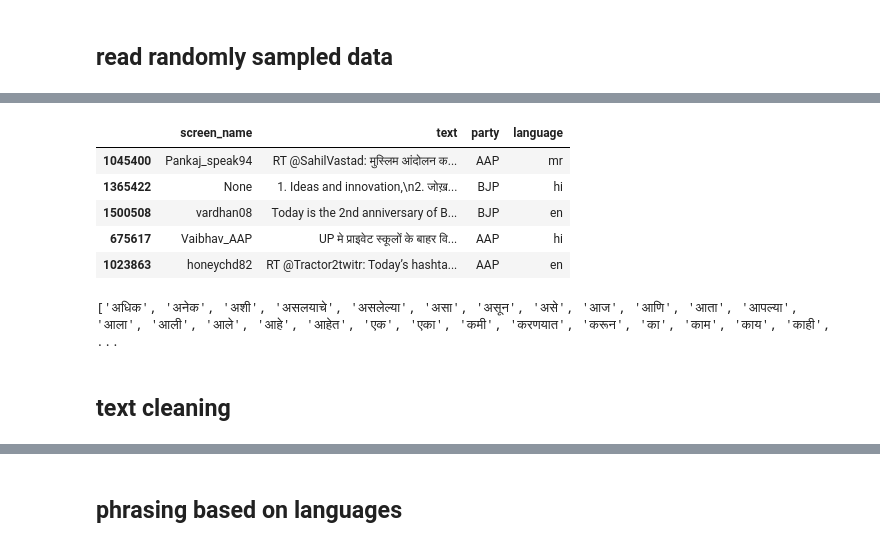
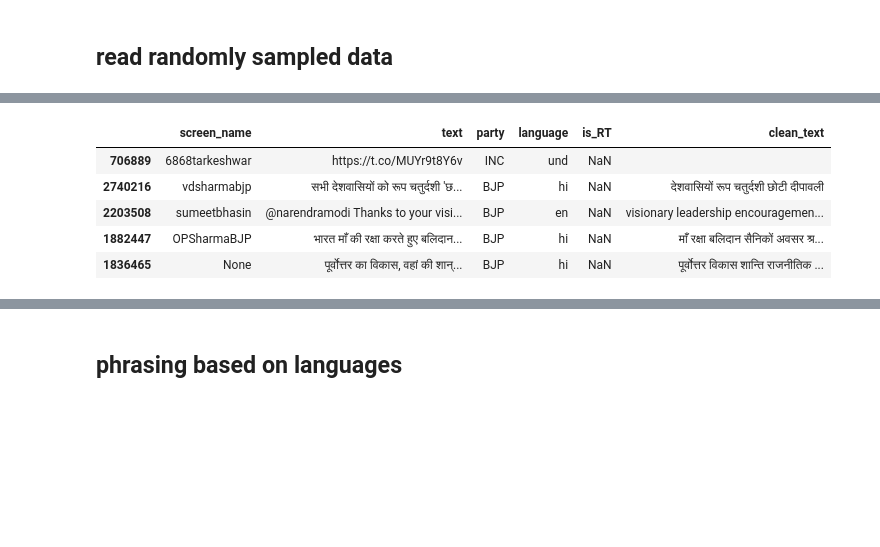
Before and after one commit to shrutiphadke/adversarial_IN, a Jupyter notebook: data_processing/topic_analysis.ipynb, the cells around one changed output, grey strips where cells are left out. Saved outputs shown, nothing was run; the diff lists cells and outputs as text; code cells hidden in the pictures; blank space fills up the shorter version.

```diff
--- a/data_processing/topic_analysis.ipynb
+++ b/data_processing/topic_analysis.ipynb
@@ -31,7 +43,10 @@ _BJP.csv 3255
 # %%
 final_files = defaultdict(list)
 for p in pcount:
-    final_files[p] = sample(pcount[p], 430)
+    try:
+        final_files[p] = sample(pcount[p], 1000)
+    except:
+        final_files[p] = sample(pcount[p], 430)
 # %%
 for p in final_files.keys():
     print(p, len(final_files[p]))
@@ -78,0 +96,6 @@ frame.head()
+# %%
+def startwithRT(text):
+    if text.startswith("RT "):
+        return 1
+
+frame['is_RT'] = frame['text'].parallel_apply(lambda x: startwithRT(x))
@@ -78,0 +108,3 @@ frame.head()
+# %%
+subframe = frame.loc[frame['is_RT']!=1]
+subframe.head()
@@ -78,0 +120,4 @@ frame.head()
+# %%
+print("cleaning data")
+#text preproessing - filter engligh, hindi, marathi stop words, remove puncts, hash, mentions, urls, weird spaces etc.
+subframe['clean_text'] = subframe['text'].parallel_apply(lambda x: preproc_text(x))
@@ -79,9 +131,9 @@ frame.head()
 # %%
-frame.sample(5)
+subframe.sample(5)
 # %% [output]
-|  | screen_name | text | party | language |
-| 1045400 | Pankaj_speak94 | RT @SahilVastad: मुस्लिम आंदोलन क... | AAP | mr |
-| 1365422 | None | 1. Ideas and innovation,\n2. जोख़... | BJP | hi |
-| 1500508 | vardhan08 | Today is the 2nd anniversary of B... | BJP | en |
-| 675617 | Vaibhav_AAP | UP मे प्राइवेट स्कूलों के बाहर वि... | AAP | hi |
-| 1023863 | honeychd82 | RT @Tractor2twitr: Today’s hashta... | AAP | en |
+|  | screen_name | text | party | language | is_RT | clean_text |
+| 706889 | 6868tarkeshwar | https://t.co/MUYr9t8Y6v | INC | und | NaN |  |
+| 2740216 | vdsharmabjp | सभी देशवासियों को रूप चतुर्दशी 'छ... | BJP | hi | NaN | देशवासियों रूप चतुर्दशी छोटी दीपावली |
+| 2203508 | sumeetbhasin | @narendramodi Thanks to your visi... | BJP | en | NaN | visionary leadership encouragemen... |
+| 1882447 | OPSharmaBJP | भारत माँ की रक्षा करते हुए बलिदान... | BJP | hi | NaN | माँ रक्षा बलिदान सैनिकों अवसर श्र... |
+| 1836465 | None | पूर्वोत्तर का विकास, वहां की शान्... | BJP | hi | NaN | पूर्वोत्तर विकास शान्ति राजनीतिक ... |
@@ -98,6 +139,0 @@ for s in stopwordfiles:
-# %%
-print(stopwords)
-# %% [output]
-['अधिक', 'अनेक', 'अशी', 'असलयाचे', 'असलेल्या', 'असा', 'असून', 'असे', 'आज', 'आणि', 'आता', 'आपल्या', 'आला', 'आली', 'आले', 'आहे', 'आहेत', 'एक', 'एका', 'कमी', 'करणयात', 'करून', 'का', 'काम', 'काय', 'काही', ...
-# %% [markdown]
-## text cleaning
```
Also changed, not shown: parts of 38 cells of this notebook, 6 other files.
